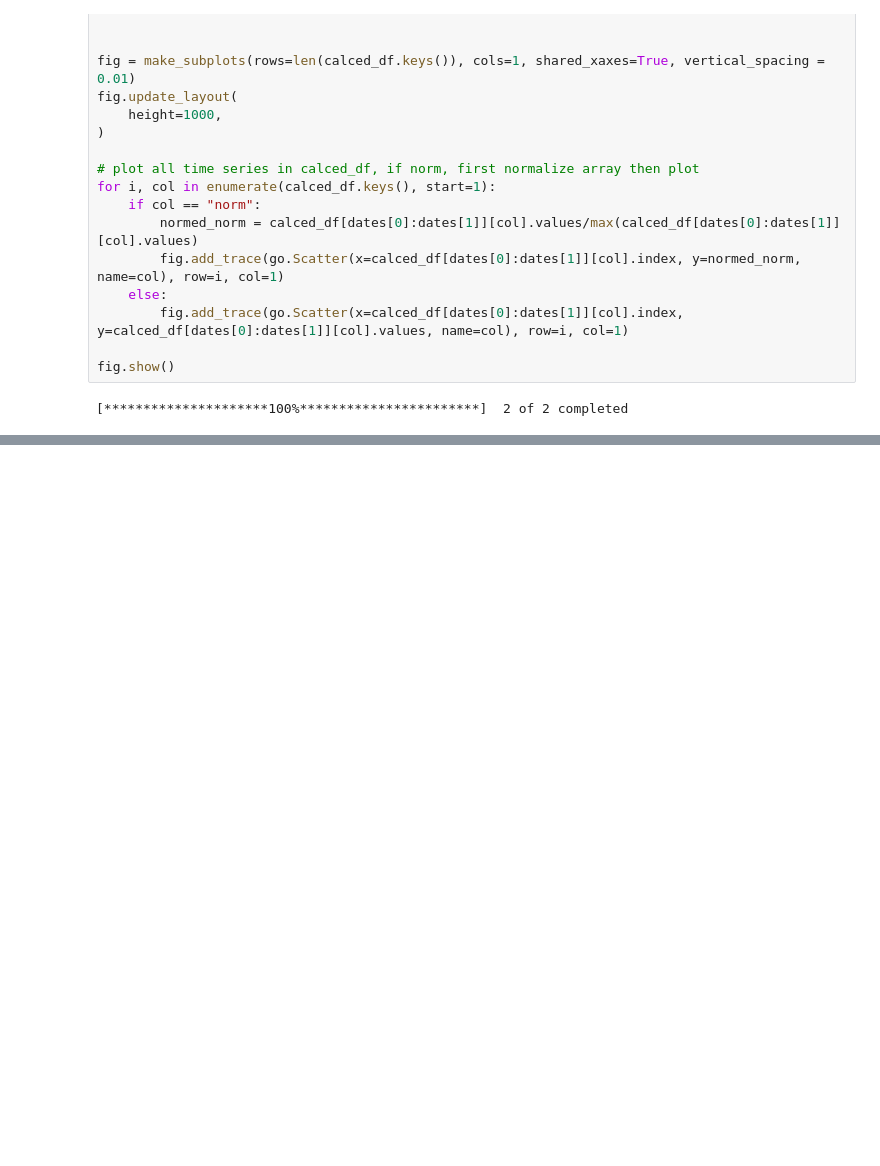
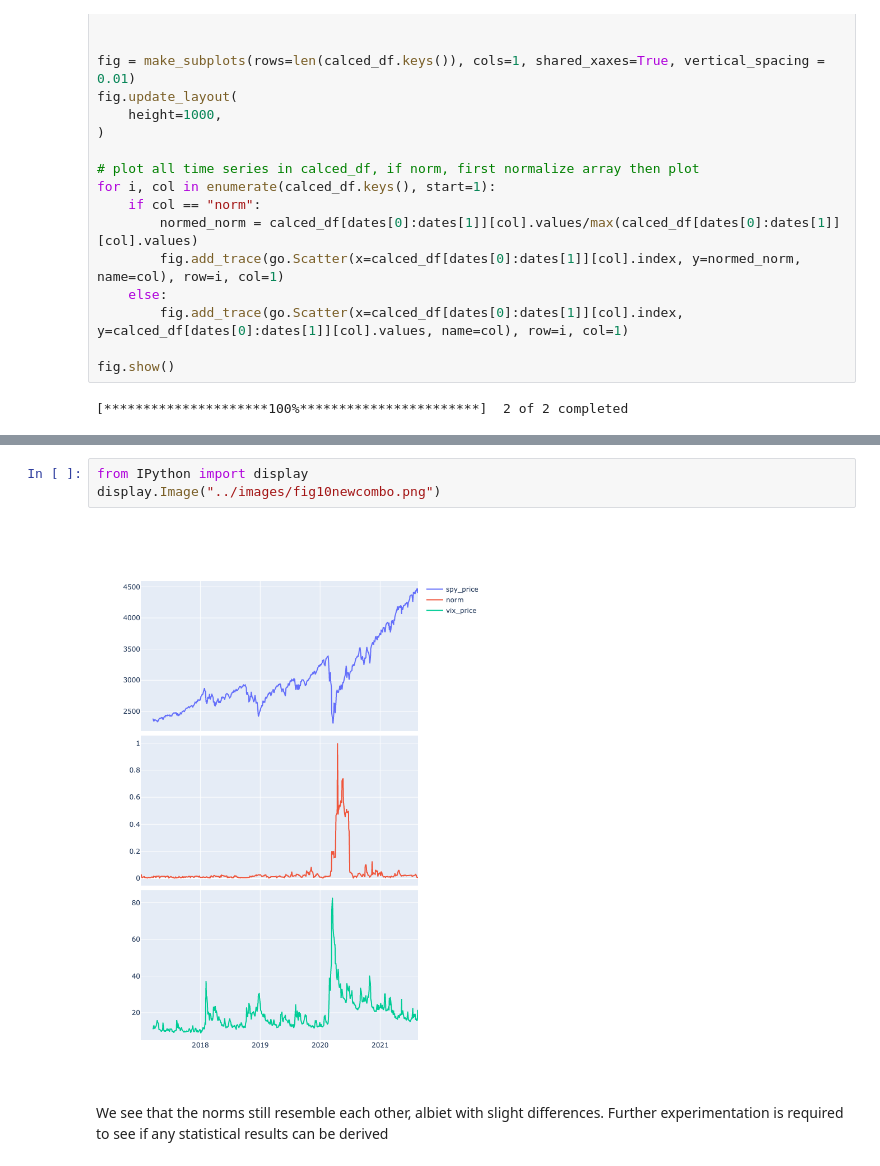
Before and after one commit to harshasomisetty/summer-tda-research, a Jupyter notebook: notebooks/market_crashes.ipynb, the cells around one changed output, grey strips where cells are left out. Cells and saved outputs as stored; diff of their text form; blank space fills up the shorter version.

```diff
--- a/notebooks/market_crashes.ipynb
+++ b/notebooks/market_crashes.ipynb
@@ -187,2 +218,9 @@ fig.show()
 # %% [output]
 [*********************100%***********************]  2 of 2 completed
+# %%
+from IPython import display
+display.Image("../images/fig10newcombo.png")
+# %% [output]
+[figure, added]
+# %% [markdown]
+We see that the norms still resemble each other, albiet with slight differences. Further experimentation is required to see if any statistical results can be derived
```
Also changed, not shown: parts of 7 cells of this notebook, 6 other files.
